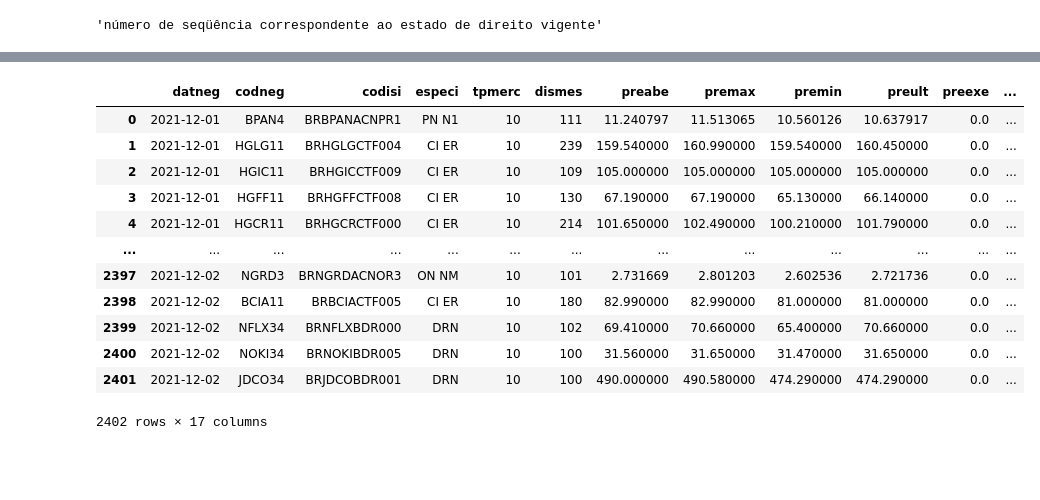
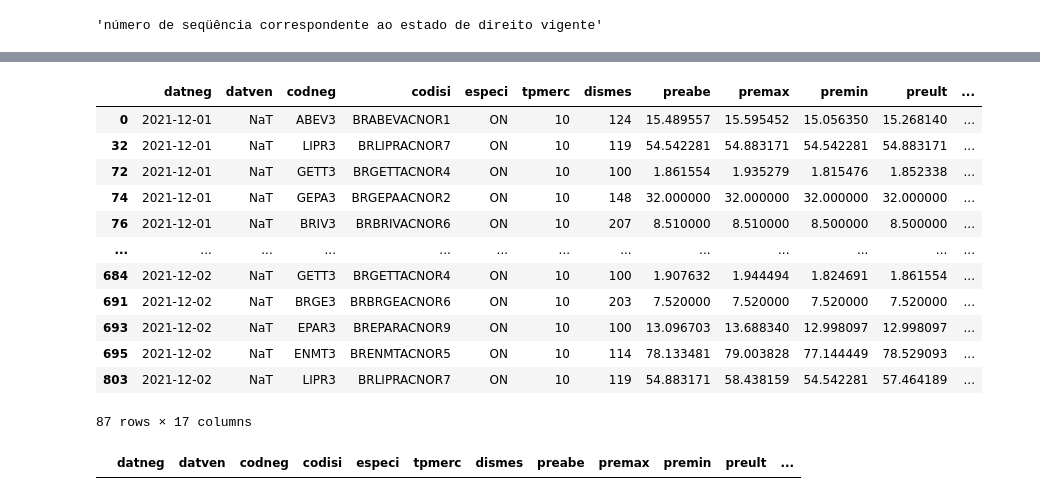
Before and after one commit to crdcj/MagicFormula, a Jupyter notebook: examples/capm_test.ipynb, the cells around one changed output, grey strips where cells are left out. Saved outputs shown, nothing was run; the diff lists cells and outputs as text; code cells hidden in the pictures; blank space fills up the shorter version.

```diff
--- a/examples/capm_test.ipynb
+++ b/examples/capm_test.ipynb
@@ -44,22 +48,22 @@ servidor = awscloud.server()
 # %%
-servidor.client_execute([\
-    '*',\
-    'trade_da',\
-    'tpmerc',\
-    ['10'],\
-    ['datneg','2021-12-01','2021-12-02']
-])
+df_teste = servidor.client_execute(['*','trade_da','especi',\
+    ['ON'],['datneg','2021-12-01','2021-12-02']])
+df_teste[df_teste['tpmerc']==10]
 # %% [output]
-|  | datneg | codneg | codisi | especi | tpmerc | dismes | preabe | premax | premin | preult | preexe | ... |
-| 0 | 2021-12-01 | BPAN4 | BRBPANACNPR1 | PN N1 | 10 | 111 | 11.240797 | 11.513065 | 10.560126 | 10.637917 | 0.0 | ... |
-| 1 | 2021-12-01 | HGLG11 | BRHGLGCTF004 | CI ER | 10 | 239 | 159.540000 | 160.990000 | 159.540000 | 160.450000 | 0.0 | ... |
-| 2 | 2021-12-01 | HGIC11 | BRHGICCTF009 | CI ER | 10 | 109 | 105.000000 | 105.000000 | 105.000000 | 105.000000 | 0.0 | ... |
-| 3 | 2021-12-01 | HGFF11 | BRHGFFCTF008 | CI ER | 10 | 130 | 67.190000 | 67.190000 | 65.130000 | 66.140000 | 0.0 | ... |
-| 4 | 2021-12-01 | HGCR11 | BRHGCRCTF000 | CI ER | 10 | 214 | 101.650000 | 102.490000 | 100.210000 | 101.790000 | 0.0 | ... |
+|  | datneg | datven | codneg | codisi | especi | tpmerc | dismes | preabe | premax | premin | preult | ... |
+| 0 | 2021-12-01 | NaT | ABEV3 | BRABEVACNOR1 | ON | 10 | 124 | 15.489557 | 15.595452 | 15.056350 | 15.268140 | ... |
+| 32 | 2021-12-01 | NaT | LIPR3 | BRLIPRACNOR7 | ON | 10 | 119 | 54.542281 | 54.883171 | 54.542281 | 54.883171 | ... |
+| 72 | 2021-12-01 | NaT | GETT3 | BRGETTACNOR4 | ON | 10 | 100 | 1.861554 | 1.935279 | 1.815476 | 1.852338 | ... |
+| 74 | 2021-12-01 | NaT | GEPA3 | BRGEPAACNOR2 | ON | 10 | 148 | 32.000000 | 32.000000 | 32.000000 | 32.000000 | ... |
+| 76 | 2021-12-01 | NaT | BRIV3 | BRBRIVACNOR6 | ON | 10 | 207 | 8.510000 | 8.510000 | 8.500000 | 8.500000 | ... |
 | ... | ... | ... | ... | ... | ... | ... | ... | ... | ... | ... | ... | ... |
-| 2397 | 2021-12-02 | NGRD3 | BRNGRDACNOR3 | ON NM | 10 | 101 | 2.731669 | 2.801203 | 2.602536 | 2.721736 | 0.0 | ... |
-| 2398 | 2021-12-02 | BCIA11 | BRBCIACTF005 | CI ER | 10 | 180 | 82.990000 | 82.990000 | 81.000000 | 81.000000 | 0.0 | ... |
-| 2399 | 2021-12-02 | NFLX34 | BRNFLXBDR000 | DRN | 10 | 102 | 69.410000 | 70.660000 | 65.400000 | 70.660000 | 0.0 | ... |
-| 2400 | 2021-12-02 | NOKI34 | BRNOKIBDR005 | DRN | 10 | 100 | 31.560000 | 31.650000 | 31.470000 | 31.650000 | 0.0 | ... |
-| 2401 | 2021-12-02 | JDCO34 | BRJDCOBDR001 | DRN | 10 | 100 | 490.000000 | 490.580000 | 474.290000 | 474.290000 | 0.0 | ... |
+| 684 | 2021-12-02 | NaT | GETT3 | BRGETTACNOR4 | ON | 10 | 100 | 1.907632 | 1.944494 | 1.824691 | 1.861554 | ... |
+| 691 | 2021-12-02 | NaT | BRGE3 | BRBRGEACNOR6 | ON | 10 | 203 | 7.520000 | 7.520000 | 7.520000 | 7.520000 | ... |
+| 693 | 2021-12-02 | NaT | EPAR3 | BREPARACNOR9 | ON | 10 | 100 | 13.096703 | 13.688340 | 12.998097 | 12.998097 | ... |
+| 695 | 2021-12-02 | NaT | ENMT3 | BRENMTACNOR5 | ON | 10 | 114 | 78.133481 | 79.003828 | 77.144449 | 78.529093 | ... |
+| 803 | 2021-12-02 | NaT | LIPR3 | BRLIPRACNOR7 | ON | 10 | 119 | 54.883171 | 58.438159 | 54.542281 | 57.464189 | ... |
-2402 rows × 17 columns
+87 rows × 17 columns
+# %%
+df_teste[df_teste['codneg']=='DESK3']
+# %% [output]
+|  | datneg | datven | codneg | codisi | especi | tpmerc | dismes | preabe | premax | premin | preult | ... |
```
Also changed, not shown: parts of 12 cells of this notebook, 1 other file.
